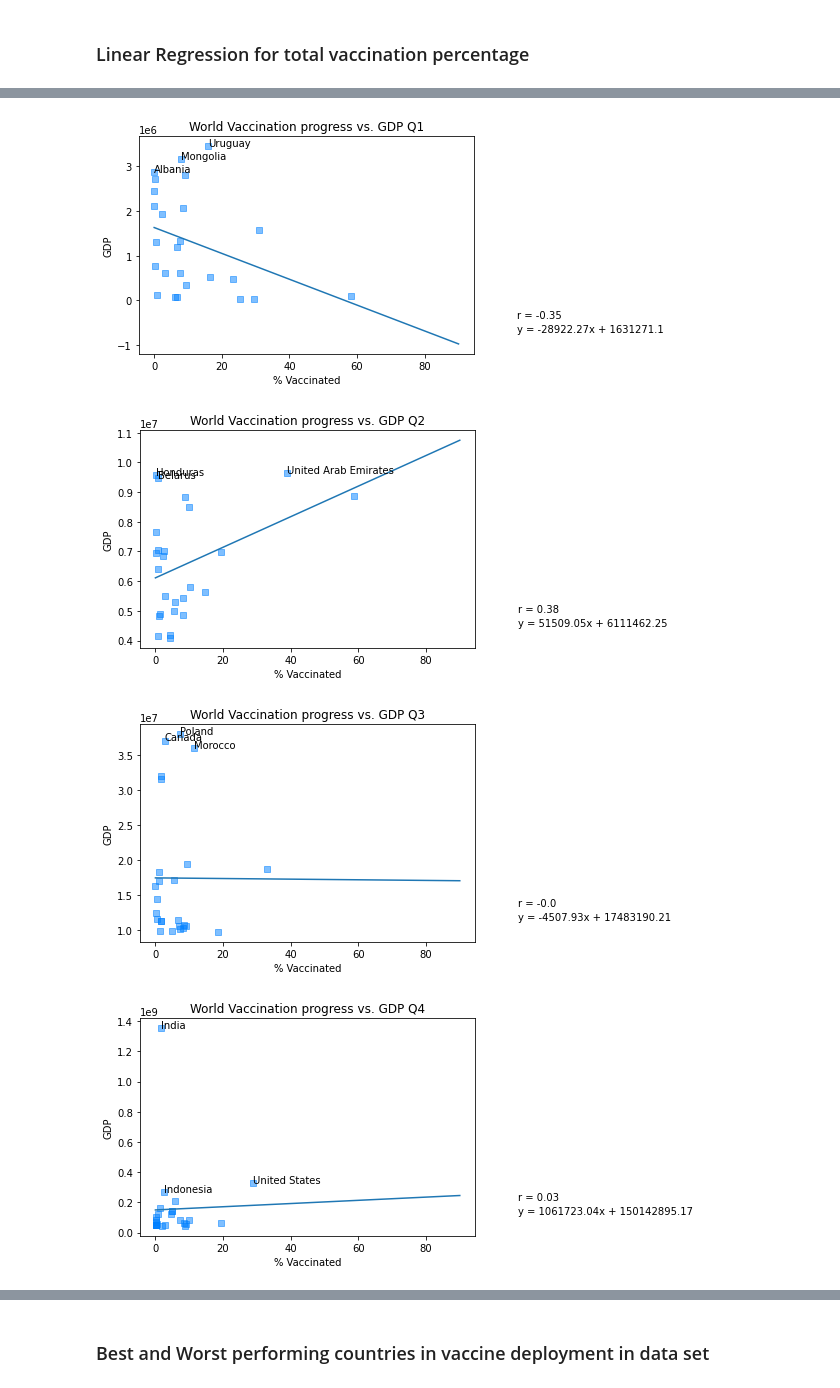
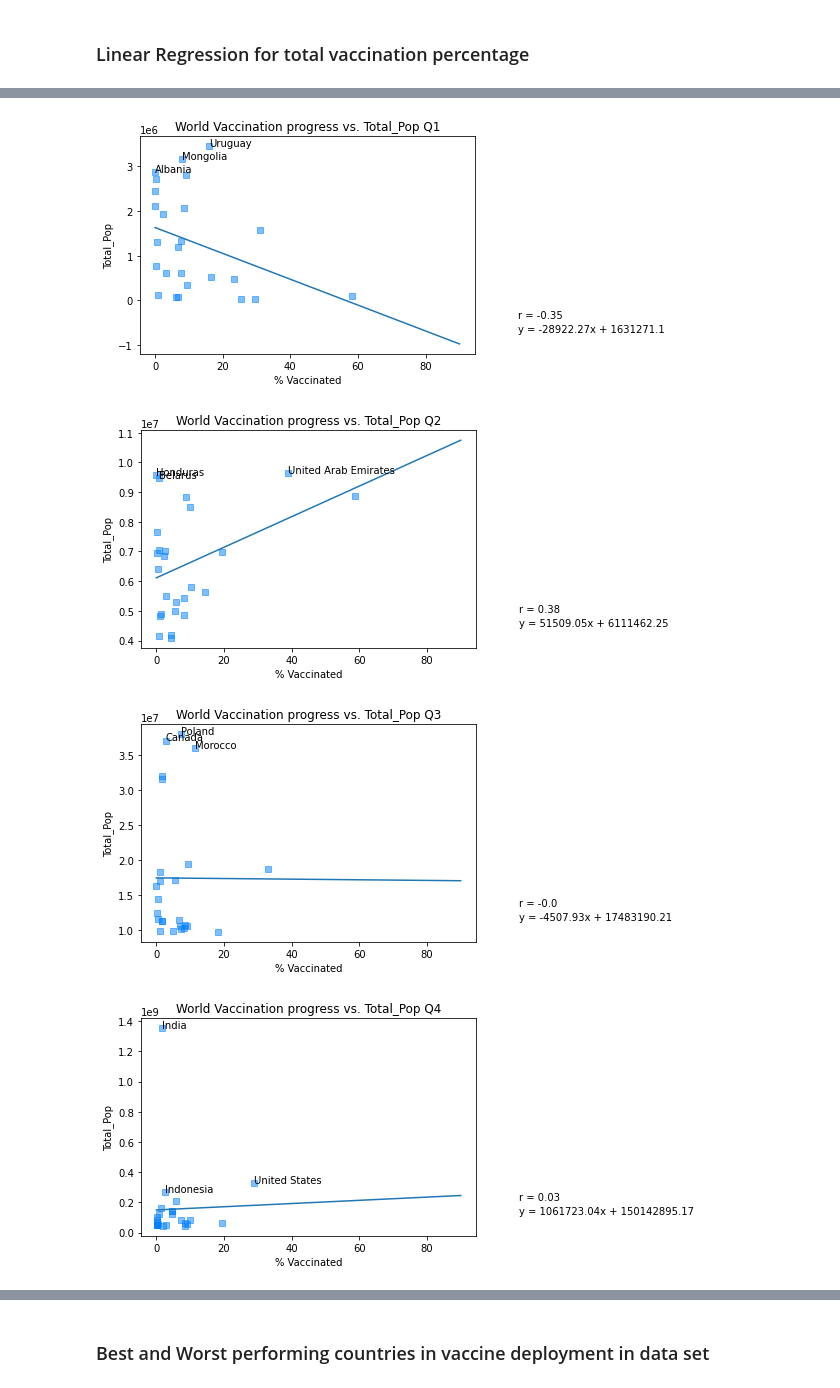
Before and after one commit to AJB-hub/Covid19_Vaccination_Progress, a Jupyter notebook: Analysis.ipynb, the cells around one changed output, grey strips where cells are left out. Saved outputs shown, nothing was run; the diff lists cells and outputs as text; code cells hidden in the pictures.

Commit message:
Reformat graphs for more information

```diff
--- a/Analysis.ipynb
+++ b/Analysis.ipynb
@@ -136,37 +138,37 @@ for j,metric in enumerate(indicators) :
         #Scatter plot
         fig, ax = plt.subplots()
         scatter = ax.scatter(x, y, s=30, color=colorSeed[j], alpha=.5,marker='s' )
 
         #line of best fit
         plt.plot(z,w)
 
         #rvalue and equation information
         plt.text(1,.25,f'r = {round(rvalue,2)}', transform=plt.gcf().transFigure)
         plt.text(1,.20,f'y = {round(slope,2)}x + {round(intercept,2)}', transform=plt.gcf().transFigure)
 
         #Formatting
-        plt.title('World Vaccination progress vs. '+y1.name + ' '+ quartile)
+        plt.title('World Vaccination progress vs. '+y.name + ' '+ quartile)
         plt.xlabel('% Vaccinated')
-        plt.ylabel(y1.name)
+        plt.ylabel(y.name)
 
 
         #Labels for each point
         sorted_df = dummy_df.sort_values(by=metric,ascending=False).head(3).reset_index()
         for i, txt in enumerate(sorted_df['Country']):
             a = sorted_df['people_fully_vaccinated_per_hundred'][i]
             b = sorted_df[metric][i]
             ax.annotate(txt, (a, b))
 
 
         #Save figure and display
-        plt.savefig(f'./Resources/Output/{y.name}.Vaccine%.{quartile}Line.png')
+        plt.savefig(f'./Resources/Output/Line/{y.name}.Vaccine%.{quartile}Line.png')
         plt.show()
 # %% [output]
 [figure]
 [figure]
 [figure]
 [figure]
-[figure, old version]
+[figure, new version]
-[figure, old version]
+[figure, new version]
-[figure, old version]
+[figure, new version]
-[figure, old version]
+[figure, new version]
```
Also changed, not shown: parts of 6 cells of this notebook, 44 other files.
